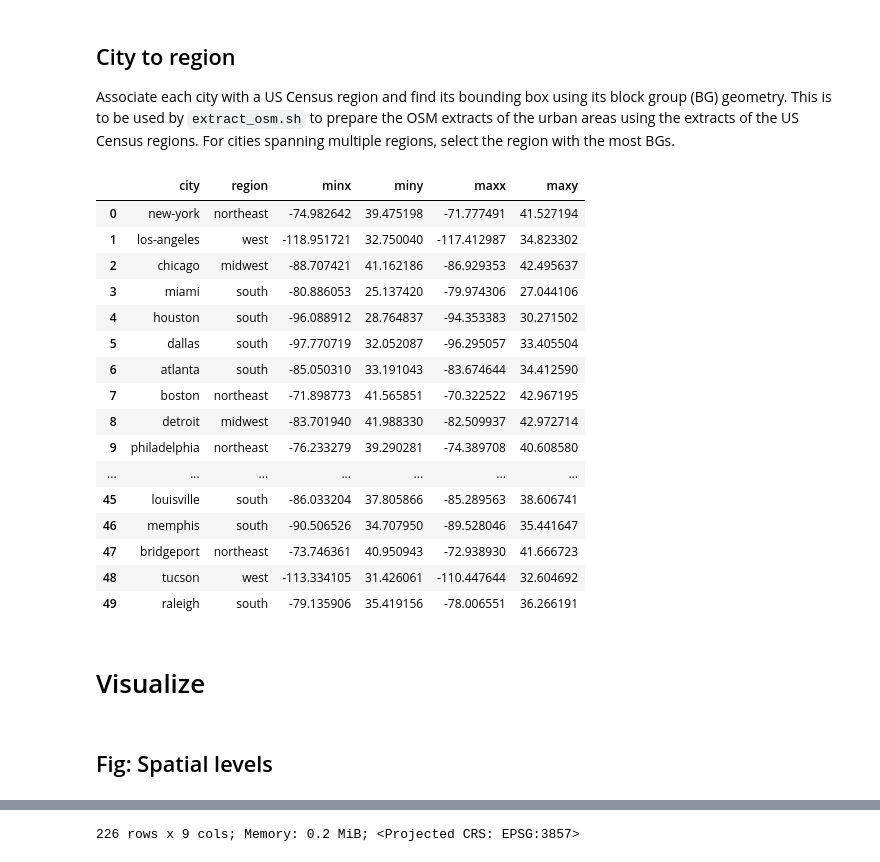
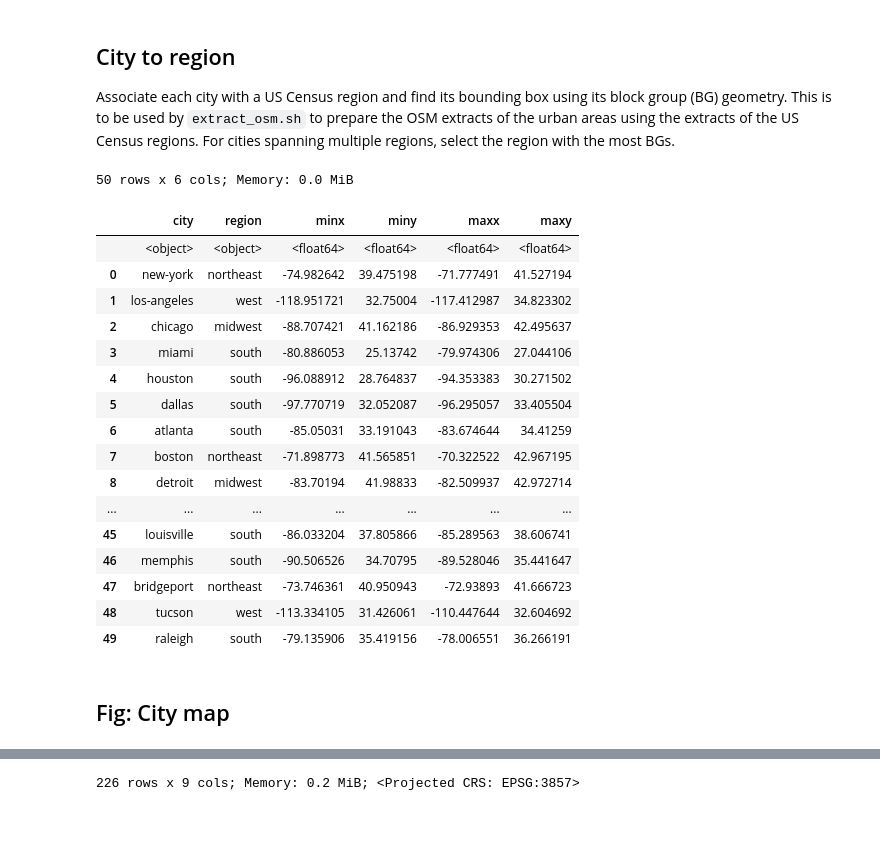
Before and after one commit to rvanxer/spatial_access_america, a Jupyter notebook: 1_Geometry.ipynb, the cells around one changed output, grey strips where cells are left out. Cells and saved outputs as stored; diff of their text form; code cells hidden in the pictures; blank space fills up the shorter version.

Commit message:
Replaced disp() method with view() function for better readability

```diff
--- a/1_Geometry.ipynb
+++ b/1_Geometry.ipynb
@@ -61,7 +54,7 @@ Download the population and labor force size of each census block group from the
 popu_cols = D(B01001_001E='popu', B23025_002E='labor')
 popu = []
 for state in tqdm(states.geoid): # for each state
-    url = ('https://api.census.gov/data/2020/acs/acs5?' +
+    url = (f'https://api.census.gov/data/{year}/acs/acs5?' +
            'get=' + ','.join(popu_cols) + '&for=block+group:*' +
            f'&in=state:{state}+county:*+tract:*')
     data = requests.get(url).json()
@@ -74,8 +67,8 @@ for state in tqdm(states.geoid): # for each state
         df2 = df.assign(geoid=df.geoid.str[:nchar])
         df2 = df2.groupby('geoid')[['popu', 'labor']].sum()
         popu.append(df2.reset_index().assign(level=level))
-popu = (pd.concat(popu).reset_index(drop=True).astype(D(level=CAT))
-        [['geoid', 'level', 'popu', 'labor']])
+popu = view(pd.concat(popu).reset_index(drop=1).astype(D(level=CAT))
+            [['geoid', 'level', 'popu', 'labor']])
 popu.to_parquet('data/geometry/population.parquet') # 1m38s
-disp(popu := pd.read_parquet('data/geometry/population.parquet'));
+# popu = view(pd.read_parquet('data/geometry/population.parquet'))
 # %% [output]
@@ -87,8 +80,8 @@ disp(popu := pd.read_parquet('data/geometry/population.parquet'));
 ## Urban areas
 Download the constituent census blocks of urban areas as defined by the Census Bureau. Then, identify the corresponding block groups and tracts which contain at least one block in each urban area.
 # %%
-url = 'https://www2.census.gov/geo/docs/reference/ua/2020_UA_BLOCKS.txt'
-cols = {'GEOID': 'geoid', '2020_UA_NAME': 'name', '2020_UACE': 'code'}
+url = f'https://www2.census.gov/geo/docs/reference/ua/{year}_UA_BLOCKS.txt'
+cols = {'GEOID': 'geoid', f'{year}_UA_NAME': 'name', f'{year}_UACE': 'code'}
 df = pd.read_csv(url, sep='|', encoding_errors='replace', usecols=list(cols))
 df.rename(columns=cols, inplace=True)
 df.code = df.code.astype(str).str.zfill(5)
@@ -100,11 +93,11 @@ for level, nchar in [('County', 5), ('Tract', 11), ('BG', 12)]:
     df2 = df2.rename('n').reset_index().sort_values('n', ascending=0)
     df2 = df2.drop_duplicates('geoid').sort_values('geoid')
     urba.append(df2.assign(level=level))
-urba = pd.concat(urba).reset_index(drop=True)
+urba = pd.concat(urba).reset_index(drop=1)
 urba = urba[['code', 'name', 'level', 'geoid']].astype(
-    {x: CAT for x in ['level', 'name', 'code']}).disp()
+    {x: CAT for x in ['level', 'name', 'code']})
 urba.to_parquet('data/geometry/urban_zones.parquet') # 18s
-disp(urba := pd.read_parquet('data/geometry/urban_zones.parquet'));
+# urba = view(pd.read_parquet('data/geometry/urban_zones.parquet'))
 # %% [output]
 275,549 rows x 4 cols; Memory: 17.7 MiB
 |  | code | name | level | geoid |
@@ -125,7 +118,7 @@ def get_largest_cities(top, urba=urba, popu=popu):
     df = df.astype(D(level=str, urba=str, city=str))
     return df
 
-disp(top50 := get_largest_cities(50));
+top50 = view(get_largest_cities(50))
 # %% [output]
 ['New York' 'Los Angeles' 'Chicago' 'Miami' 'Houston' 'Philadelphia'
  'Dallas' 'Washington' 'Atlanta' 'Boston' 'Phoenix' 'Detroit' 'Seattle'
@@ -144,15 +137,15 @@ disp(top50 := get_largest_cities(50));
 ## Zones
 Download the shapefile of the block groups and tracts which lie in the largest urban areas. Remove the zones with no land area for better plotting.
 # %%
-uri = 'https://www2.census.gov/geo/tiger/TIGER2020'
+uri = f'https://www2.census.gov/geo/tiger/TIGER{year}'
 cols = 'geoid level county ua_code city aland awater popu labor geometry'.split()
 zones = (counties.merge(top50, on='geoid')
          .merge(popu.drop(columns='level'), on='geoid')[cols])
 # for each state which includes at least one major urban area
 for state in tqdm(set(top50.geoid.str[:2])):
     for level in ['bg', 'tract']:
-        df = gpd.read_file('{}/{}/tl_2020_{}_{}.zip'.format(
-            uri, level.upper(), state, level))
+        df = gpd.read_file('{}/{}/tl_{}_{}_{}.zip'.format(
+            uri, level.upper(), year, state, level))
         df = df[df.ALAND > 0] # remove water-only zones
         df = df.to_crs(CRS_DEG).rename(columns=str.lower)
         for x in ['aland', 'awater']: # convert area from sq.m. to sq.mi.
@@ -163,10 +156,10 @@ for state in tqdm(set(top50.geoid.str[:2])):
         df = df.merge(counties.rename(columns=D(geoid='county_id'))
                       [['county_id', 'county']], on='county_id')
         zones = pd.concat([zones, df[cols]], ignore_index=True)
-zones = zones.reset_index(drop=True).astype(D(
-    level=CAT, county=CAT, ua_code=CAT, city=CAT)).disp()
+zones = view(zones.reset_index(drop=1)
+             .astype(D(level=CAT, county=CAT, ua_code=CAT, city=CAT)))
 zones.to_parquet('data/geometry/zones.parquet') # 5m37s
-disp(zones := gpd.read_parquet('data/geometry/zones.parquet'));
+# zones = view(gpd.read_parquet('data/geometry/zones.parquet'))
 # %% [output]
 143,971 rows x 10 cols; Memory: 12.7 MiB; <Geographic 2D CRS: EPSG:4326>
 |  | geoid | level | county | ua_code | city | aland | awater | popu | labor | geometry |
@@ -193,40 +186,38 @@ disp(pts := pd.read_parquet('data/geometry/centroids.parquet'));
 Associate each city with a US Census region and find its bounding box using its block group (BG) geometry. This is to be used by `extract_osm.sh` to prepare the OSM extracts of the urban areas using the extracts of the US Census regions. For cities spanning multiple regions, select the region with the most BGs.
 # %%
 bounds = (zones.set_index('city').bounds
-          .groupby('city', observed=True).agg(D(
+          .groupby('city', observed=1).agg(D(
               minx='min', miny='min', maxx='max', maxy='max'))
           .apply(lambda x: np.round(x, 6)))
 city2rgn = (filt(zones, level='BG')
             .assign(geoid=lambda df: df.geoid.str[:2])
-            .groupby(['geoid', 'city'], observed=True)
+            .groupby(['geoid', 'city'], observed=1)
             .size().rename('nBG').sort_values(ascending=0)
             .reset_index().drop_duplicates(subset='city')
             .merge(states, on='geoid')[['city', 'region']]
             .merge(bounds, on='city'))
 for col in ['city', 'region']:
     city2rgn[col] = [x.lower().replace(' ', '-').replace('.', '')
                      for x in city2rgn[col]]
-city2rgn.to_csv('data/geometry/city_region.csv', index=False)
-city2rgn
+view(city2rgn, None).to_csv('data/geometry/city_region.csv', index=False)
 # %% [output]
+50 rows x 6 cols; Memory: 0.0 MiB
 |  | city | region | minx | miny | maxx | maxy |
+|  | <object> | <object> | <float64> | <float64> | <float64> | <float64> |
 | 0 | new-york | northeast | -74.982642 | 39.475198 | -71.777491 | 41.527194 |
-| 1 | los-angeles | west | -118.951721 | 32.750040 | -117.412987 | 34.823302 |
+| 1 | los-angeles | west | -118.951721 | 32.75004 | -117.412987 | 34.823302 |
 | 2 | chicago | midwest | -88.707421 | 41.162186 | -86.929353 | 42.495637 |
-| 3 | miami | south | -80.886053 | 25.137420 | -79.974306 | 27.044106 |
+| 3 | miami | south | -80.886053 | 25.13742 | -79.974306 | 27.044106 |
 | 4 | houston | south | -96.088912 | 28.764837 | -94.353383 | 30.271502 |
 | 5 | dallas | south | -97.770719 | 32.052087 | -96.295057 | 33.405504 |
-| 6 | atlanta | south | -85.050310 | 33.191043 | -83.674644 | 34.412590 |
+| 6 | atlanta | south | -85.05031 | 33.191043 | -83.674644 | 34.41259 |
 | 7 | boston | northeast | -71.898773 | 41.565851 | -70.322522 | 42.967195 |
-| 8 | detroit | midwest | -83.701940 | 41.988330 | -82.509937 | 42.972714 |
-| 9 | philadelphia | northeast | -76.233279 | 39.290281 | -74.389708 | 40.608580 |
+| 8 | detroit | midwest | -83.70194 | 41.98833 | -82.509937 | 42.972714 |
 | ... | ... | ... | ... | ... | ... | ... |
 | 45 | louisville | south | -86.033204 | 37.805866 | -85.289563 | 38.606741 |
-| 46 | memphis | south | -90.506526 | 34.707950 | -89.528046 | 35.441647 |
-| 47 | bridgeport | northeast | -73.746361 | 40.950943 | -72.938930 | 41.666723 |
+| 46 | memphis | south | -90.506526 | 34.70795 | -89.528046 | 35.441647 |
+| 47 | bridgeport | northeast | -73.746361 | 40.950943 | -72.93893 | 41.666723 |
 | 48 | tucson | west | -113.334105 | 31.426061 | -110.447644 | 32.604692 |
 | 49 | raleigh | south | -79.135906 | 35.419156 | -78.006551 | 36.266191 |
-# %% [markdown]
-# Visualize
 # %% [markdown]
-## Fig: Spatial levels
+## Fig: City map
```
Also changed, not shown: parts of 17 cells of this notebook, 8 other files.
